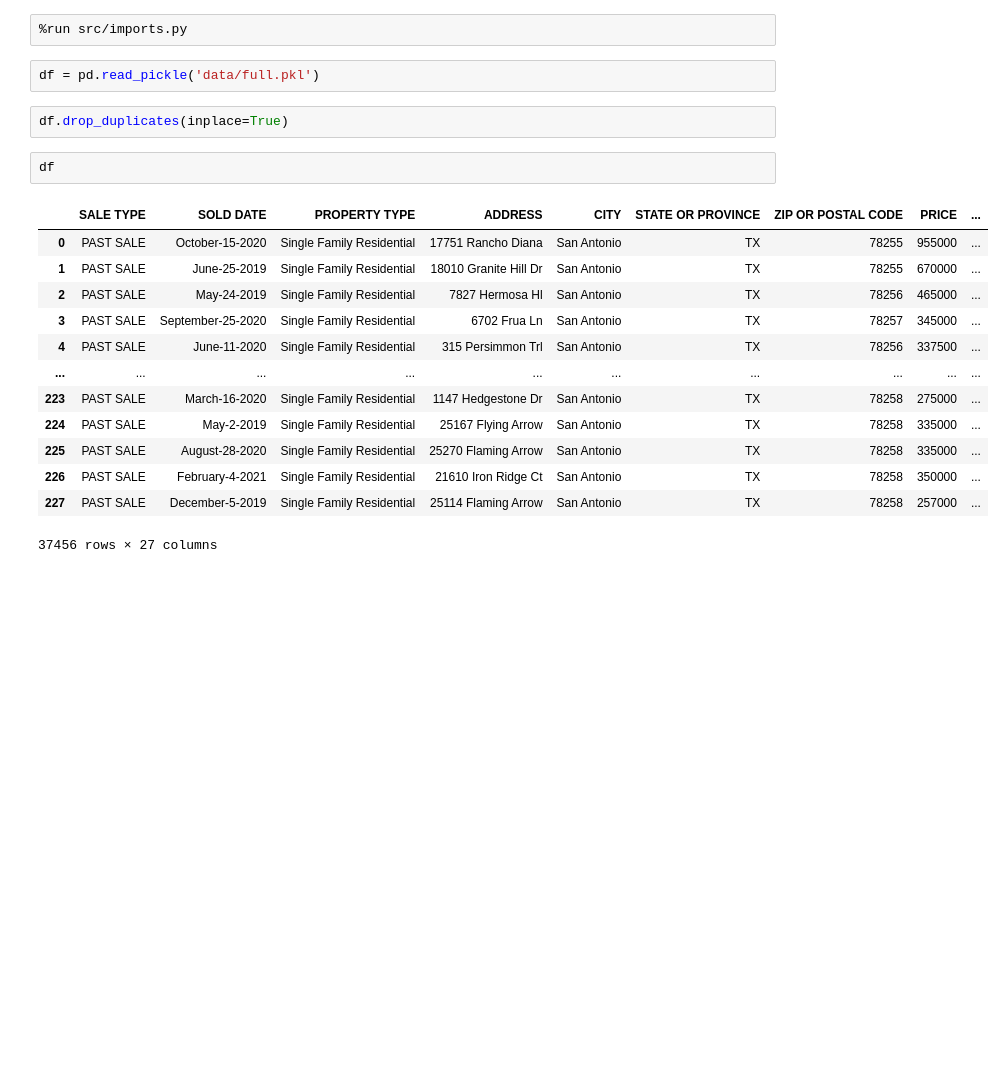
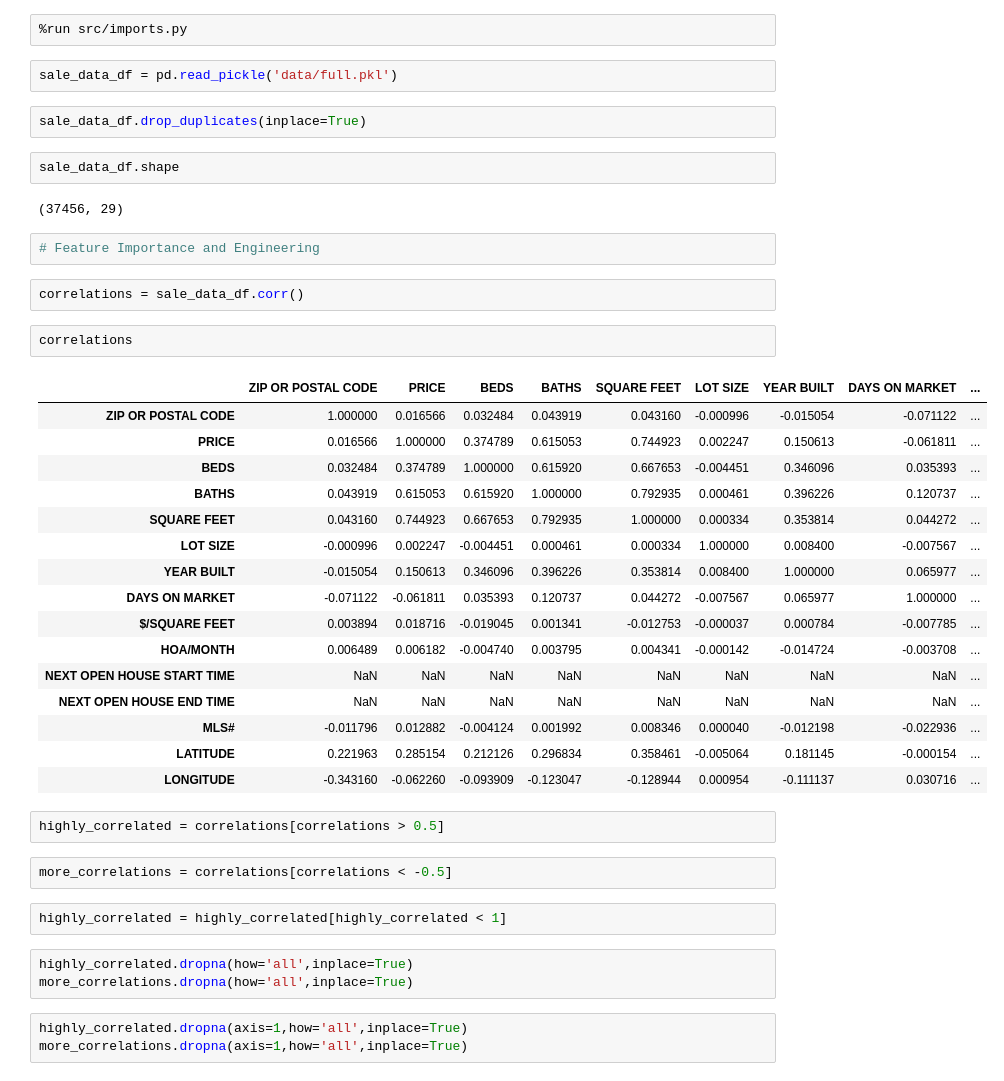
Before and after one commit to randallb15/PredictingSAHomeValues, a Jupyter notebook: FullData.ipynb, the cells around one changed output. Cells and saved outputs as stored; diff of their text form; blank space fills up the shorter version.

```diff
--- a/FullData.ipynb
+++ b/FullData.ipynb
@@ -1,22 +1,45 @@
 # %%
 %run src/imports.py
 # %%
-df = pd.read_pickle('data/full.pkl')
+sale_data_df = pd.read_pickle('data/full.pkl')
 # %%
-df.drop_duplicates(inplace=True)
+sale_data_df.drop_duplicates(inplace=True)
-# %%
-df
-# %% [output]
-|  | SALE TYPE | SOLD DATE | PROPERTY TYPE | ADDRESS | CITY | STATE OR PROVINCE | ZIP OR POSTAL CODE | PRICE | ... |
-| 0 | PAST SALE | October-15-2020 | Single Family Residential | 17751 Rancho Diana | San Antonio | TX | 78255 | 955000 | ... |
-| 1 | PAST SALE | June-25-2019 | Single Family Residential | 18010 Granite Hill Dr | San Antonio | TX | 78255 | 670000 | ... |
-| 2 | PAST SALE | May-24-2019 | Single Family Residential | 7827 Hermosa Hl | San Antonio | TX | 78256 | 465000 | ... |
-| 3 | PAST SALE | September-25-2020 | Single Family Residential | 6702 Frua Ln | San Antonio | TX | 78257 | 345000 | ... |
-| 4 | PAST SALE | June-11-2020 | Single Family Residential | 315 Persimmon Trl | San Antonio | TX | 78256 | 337500 | ... |
-| ... | ... | ... | ... | ... | ... | ... | ... | ... | ... |
-| 223 | PAST SALE | March-16-2020 | Single Family Residential | 1147 Hedgestone Dr | San Antonio | TX | 78258 | 275000 | ... |
-| 224 | PAST SALE | May-2-2019 | Single Family Residential | 25167 Flying Arrow | San Antonio | TX | 78258 | 335000 | ... |
-| 225 | PAST SALE | August-28-2020 | Single Family Residential | 25270 Flaming Arrow | San Antonio | TX | 78258 | 335000 | ... |
-| 226 | PAST SALE | February-4-2021 | Single Family Residential | 21610 Iron Ridge Ct | San Antonio | TX | 78258 | 350000 | ... |
-| 227 | PAST SALE | December-5-2019 | Single Family Residential | 25114 Flaming Arrow | San Antonio | TX | 78258 | 257000 | ... |
-37456 rows × 27 columns
+# %%
+sale_data_df.shape
+# %% [output]
+(37456, 29)
+# %%
+# Feature Importance and Engineering
+# %%
+correlations = sale_data_df.corr()
+# %%
+correlations
+# %% [output]
+|  | ZIP OR POSTAL CODE | PRICE | BEDS | BATHS | SQUARE FEET | LOT SIZE | YEAR BUILT | DAYS ON MARKET | ... |
+| ZIP OR POSTAL CODE | 1.000000 | 0.016566 | 0.032484 | 0.043919 | 0.043160 | -0.000996 | -0.015054 | -0.071122 | ... |
+| PRICE | 0.016566 | 1.000000 | 0.374789 | 0.615053 | 0.744923 | 0.002247 | 0.150613 | -0.061811 | ... |
+| BEDS | 0.032484 | 0.374789 | 1.000000 | 0.615920 | 0.667653 | -0.004451 | 0.346096 | 0.035393 | ... |
+| BATHS | 0.043919 | 0.615053 | 0.615920 | 1.000000 | 0.792935 | 0.000461 | 0.396226 | 0.120737 | ... |
+| SQUARE FEET | 0.043160 | 0.744923 | 0.667653 | 0.792935 | 1.000000 | 0.000334 | 0.353814 | 0.044272 | ... |
+| LOT SIZE | -0.000996 | 0.002247 | -0.004451 | 0.000461 | 0.000334 | 1.000000 | 0.008400 | -0.007567 | ... |
+| YEAR BUILT | -0.015054 | 0.150613 | 0.346096 | 0.396226 | 0.353814 | 0.008400 | 1.000000 | 0.065977 | ... |
+| DAYS ON MARKET | -0.071122 | -0.061811 | 0.035393 | 0.120737 | 0.044272 | -0.007567 | 0.065977 | 1.000000 | ... |
+| $/SQUARE FEET | 0.003894 | 0.018716 | -0.019045 | 0.001341 | -0.012753 | -0.000037 | 0.000784 | -0.007785 | ... |
+| HOA/MONTH | 0.006489 | 0.006182 | -0.004740 | 0.003795 | 0.004341 | -0.000142 | -0.014724 | -0.003708 | ... |
+| NEXT OPEN HOUSE START TIME | NaN | NaN | NaN | NaN | NaN | NaN | NaN | NaN | ... |
+| NEXT OPEN HOUSE END TIME | NaN | NaN | NaN | NaN | NaN | NaN | NaN | NaN | ... |
+| MLS# | -0.011796 | 0.012882 | -0.004124 | 0.001992 | 0.008346 | 0.000040 | -0.012198 | -0.022936 | ... |
+| LATITUDE | 0.221963 | 0.285154 | 0.212126 | 0.296834 | 0.358461 | -0.005064 | 0.181145 | -0.000154 | ... |
+| LONGITUDE | -0.343160 | -0.062260 | -0.093909 | -0.123047 | -0.128944 | 0.000954 | -0.111137 | 0.030716 | ... |
+# %%
+highly_correlated = correlations[correlations > 0.5]
+# %%
+more_correlations = correlations[correlations < -0.5]
+# %%
+highly_correlated = highly_correlated[highly_correlated < 1]
+# %%
+highly_correlated.dropna(how='all',inplace=True)
+more_correlations.dropna(how='all',inplace=True)
+# %%
+highly_correlated.dropna(axis=1,how='all',inplace=True)
+more_correlations.dropna(axis=1,how='all',inplace=True)
```
Also changed, not shown: parts of 14 cells of this notebook, 3 other files.
